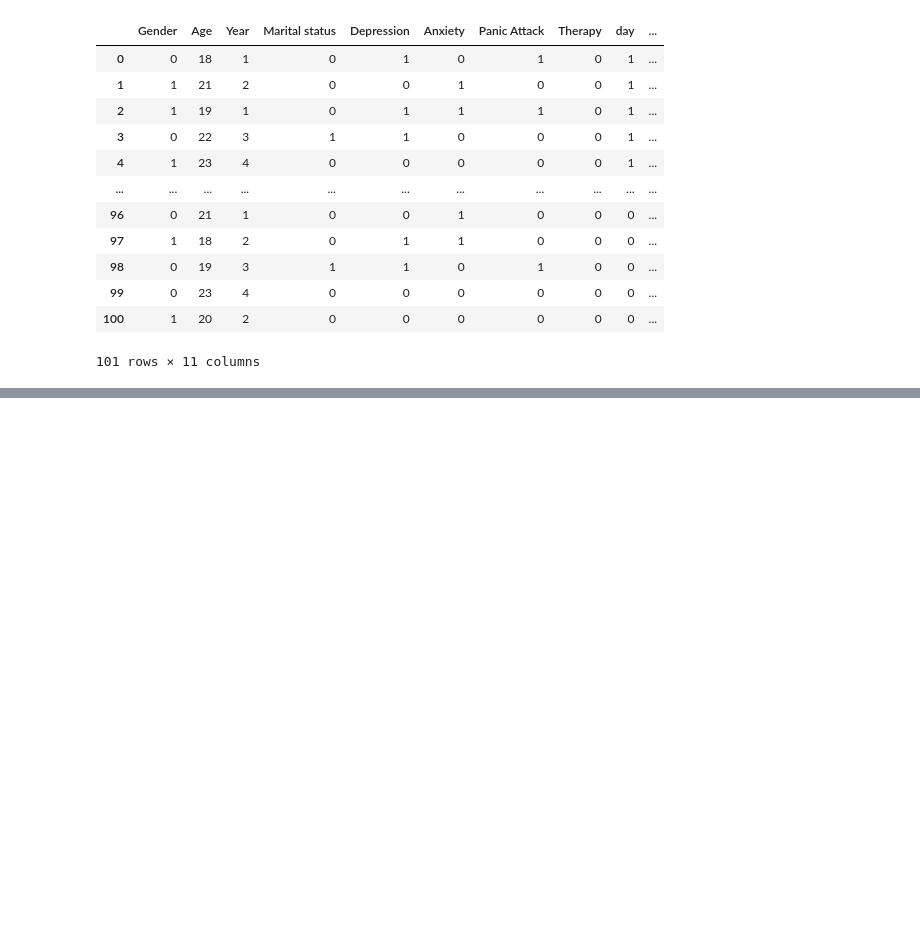
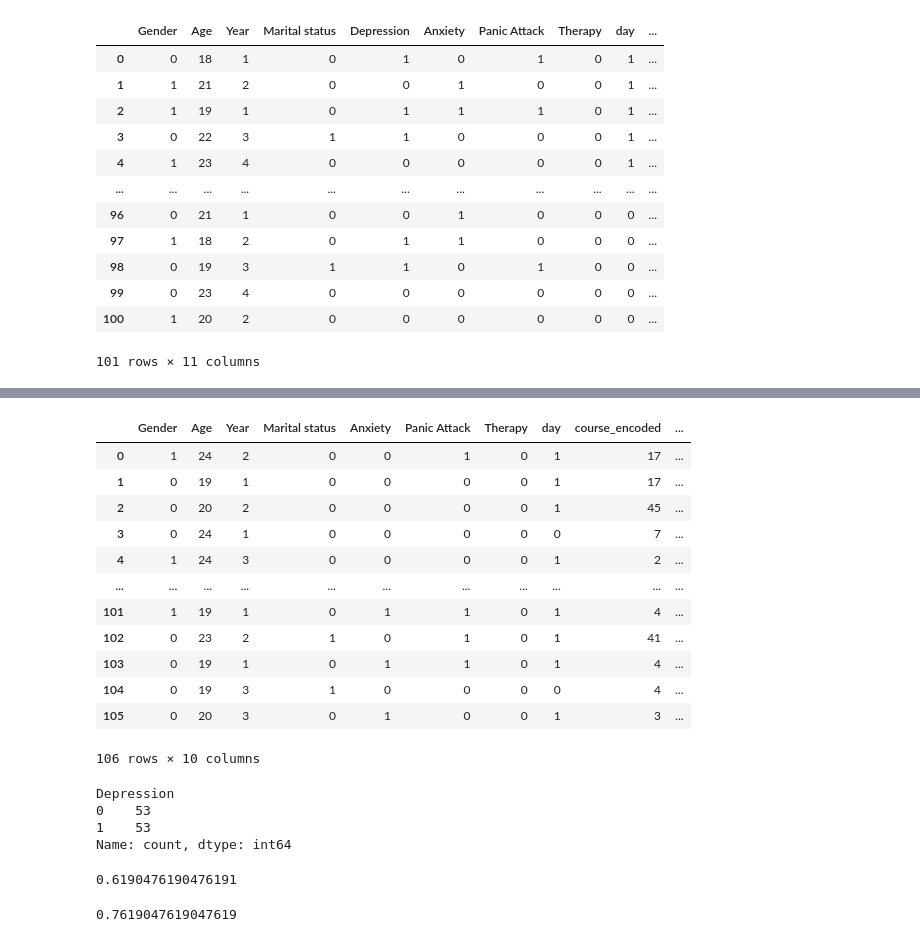
Before and after one commit to Deadlock-dotted/Machine-Learning-Projects, a Jupyter notebook: Mental_Health/Mental_Health.ipynb, the cells around one changed output, grey strips where cells are left out. Cells and saved outputs as stored; diff of their text form; code cells hidden in the pictures; blank space fills up the shorter version.

Commit message:
Improving the performance of the model by addressing class imbalance

```diff
--- a/Mental_Health/Mental_Health.ipynb
+++ b/Mental_Health/Mental_Health.ipynb
@@ -465,0 +556,23 @@ plt.plot
+# %%
+# Lets solve this class imbalance thing
+
+# Split the data into training and testing sets
+X_train, X_test, y_train, y_test = train_test_split(X, y, test_size=0.2, random_state=42)
+
+# Implement oversampling
+
+oversampler = RandomOverSampler(random_state=42)
+X_train_resampled, y_train_resampled = oversampler.fit_resample(X_train, y_train)
+
+# Instantiate logistic regression model with class weighting
+logreg = LogisticRegression(class_weight='balanced', random_state=42)
+
+# Train the model on resampled training data
+logreg.fit(X_train_resampled, y_train_resampled)
+
+# Make predictions on the testing data
+y_pred2 = logreg.predict(X_test)
+
+
+# Evaluate the model
+print(classification_report(y_test, y_pred2))
@@ -465,0 +595,33 @@ plt.plot
+# %%
+X_train_resampled
+# %% [output]
+|  | Gender | Age | Year | Marital status | Anxiety | Panic Attack | Therapy | day | course_encoded | ... |
+| 0 | 1 | 24 | 2 | 0 | 0 | 1 | 0 | 1 | 17 | ... |
+| 1 | 0 | 19 | 1 | 0 | 0 | 0 | 0 | 1 | 17 | ... |
+| 2 | 0 | 20 | 2 | 0 | 0 | 0 | 0 | 1 | 45 | ... |
+| 3 | 0 | 24 | 1 | 0 | 0 | 0 | 0 | 0 | 7 | ... |
+| 4 | 1 | 24 | 3 | 0 | 0 | 0 | 0 | 1 | 2 | ... |
+| ... | ... | ... | ... | ... | ... | ... | ... | ... | ... | ... |
+| 101 | 1 | 19 | 1 | 0 | 1 | 1 | 0 | 1 | 4 | ... |
+| 102 | 0 | 23 | 2 | 1 | 0 | 1 | 0 | 1 | 41 | ... |
+| 103 | 0 | 19 | 1 | 0 | 1 | 1 | 0 | 1 | 4 | ... |
+| 104 | 0 | 19 | 3 | 1 | 0 | 0 | 0 | 0 | 4 | ... |
+| 105 | 0 | 20 | 3 | 0 | 1 | 0 | 0 | 1 | 3 | ... |
+106 rows × 10 columns
+# %%
+y_train_resampled.value_counts().head(15)
+# %% [output]
+Depression
+0    53
+1    53
+Name: count, dtype: int64
+# %%
+accuracy = accuracy_score(y_test, y_pred2)
+accuracy
+# %% [output]
+0.6190476190476191
+# %%
+accuracy = accuracy_score(y_test, y_pred)
+accuracy
+# %% [output]
+0.7619047619047619
```
Also changed, not shown: parts of 12 cells of this notebook.
